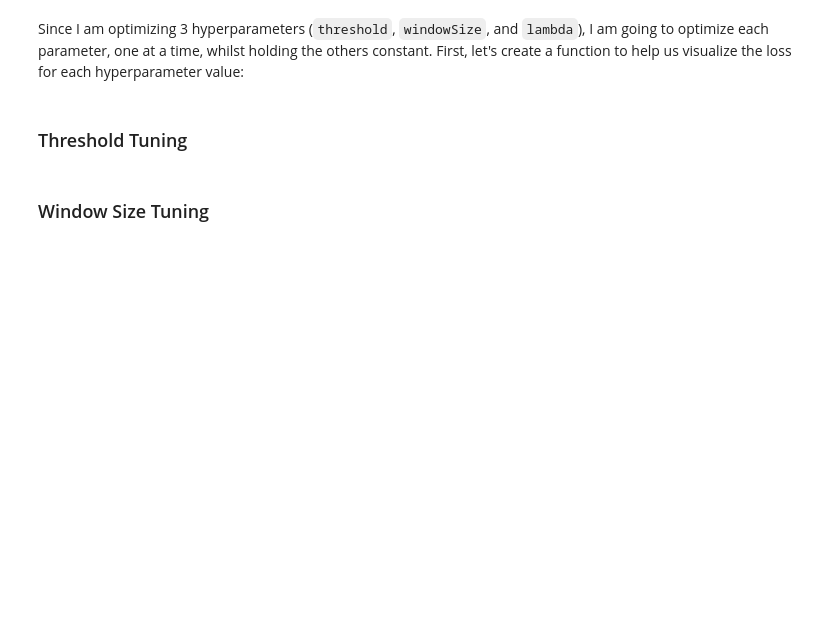
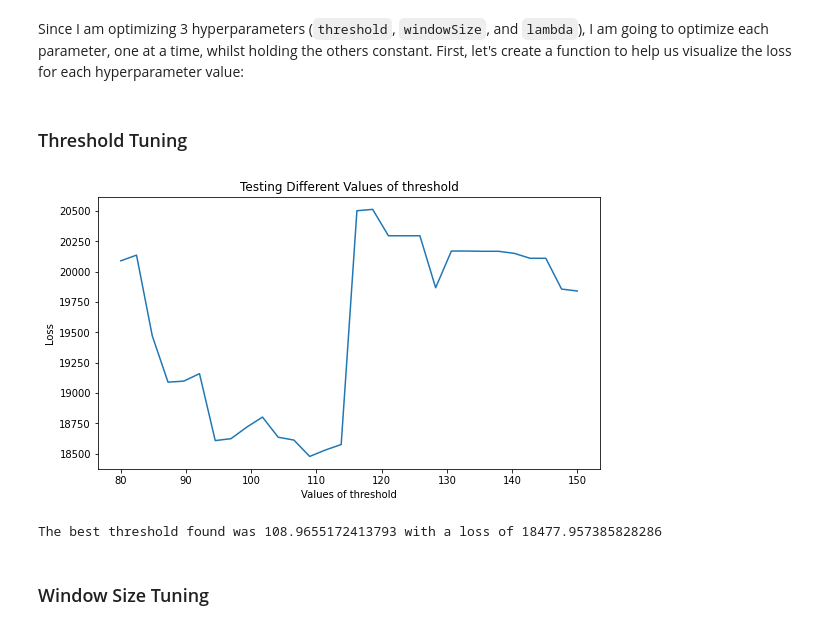
Before and after one commit to elleklinton/covid19, a Jupyter notebook: COVID-19.ipynb, the cells around one changed output. Cells and saved outputs as stored; diff of their text form; code cells hidden in the pictures; blank space fills up the shorter version.

```diff
--- a/COVID-19.ipynb
+++ b/COVID-19.ipynb
@@ -314,7 +330,7 @@ In this example from Italy, we would want to predict `3858` total cases using [`
 
 Now, let's build a function that generates data from multiple countries so we can train a model.
 # %%
-def generateData(baseTable, trainCountries=[], valCountries=["Italy"], threshold=1, windowSize=4):
+def generateData(baseTable, trainCountries=[], valCountries=["Italy"], threshold=1, windowSize=4, exclude=[]):
     if len(trainCountries) == 0:
         trainCountries = list(set(baseTable.index) - set(valCountries))
     train = None
@@ -322,7 +338,7 @@ def generateData(baseTable, trainCountries=[], valCountries=["Italy"], threshold
 
     for country in trainCountries + valCountries:
         countryData = countryToData(baseTable, country, threshold=threshold, windowSize=windowSize)
-        if countryData is None:
+        if countryData is None or country in exclude:
             continue
         if country in trainCountries:
             if train is None:
@@ -436,17 +453,20 @@ def visualize(values_tested, losses, param):
 # %% [markdown]
 ### Threshold Tuning <a class="anchor" id="5b"></a>
 # %%
-thresholds_to_test = list(np.linspace(1, 100, 10))
+thresholds_to_test = list(np.linspace(80, 150, 30))
 threshold_losses = []
 for t in thresholds_to_test:
     threshold_loss = scoreParameters(threshold=t, lmb=0)
     threshold_losses.append(threshold_loss)
 
 best_threshold_i = np.argmin(threshold_losses)
 best_threshold_cases = thresholds_to_test[best_threshold_i]
 visualize(thresholds_to_test, threshold_losses, "threshold")
 
 print(f"The best threshold found was {best_threshold_cases} with a loss of {threshold_losses[best_threshold_i]}")
+# %% [output]
+[figure, added]
+The best threshold found was 108.9655172413793 with a loss of 18477.957385828286
 # %% [markdown]
 ### Window Size Tuning <a class="anchor" id="5c"></a>
 # %%
```
Also changed, not shown: parts of 25 cells of this notebook.
